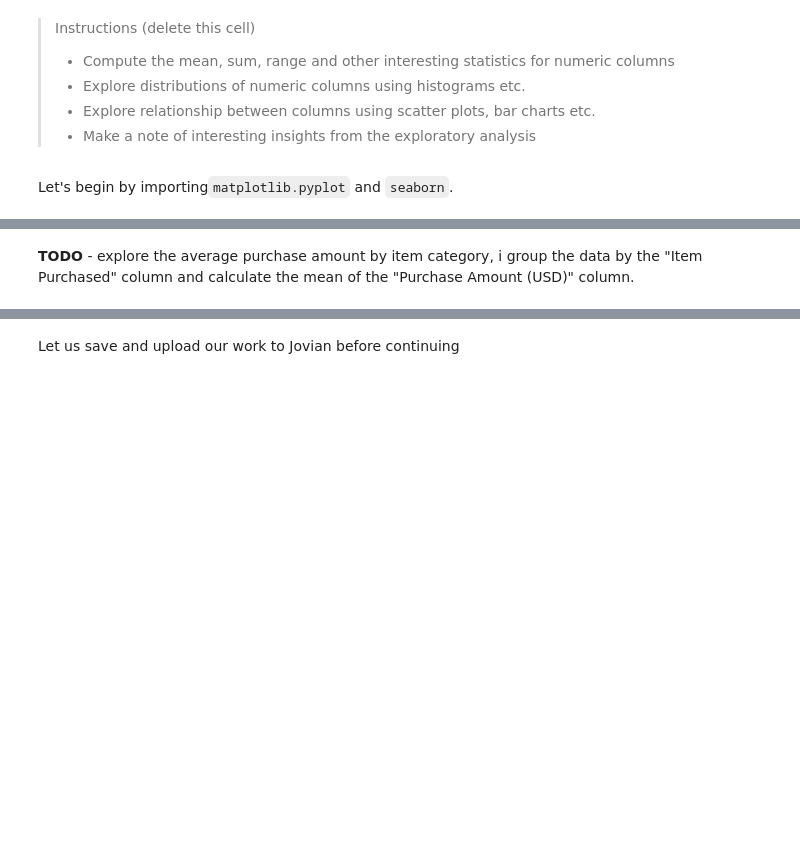
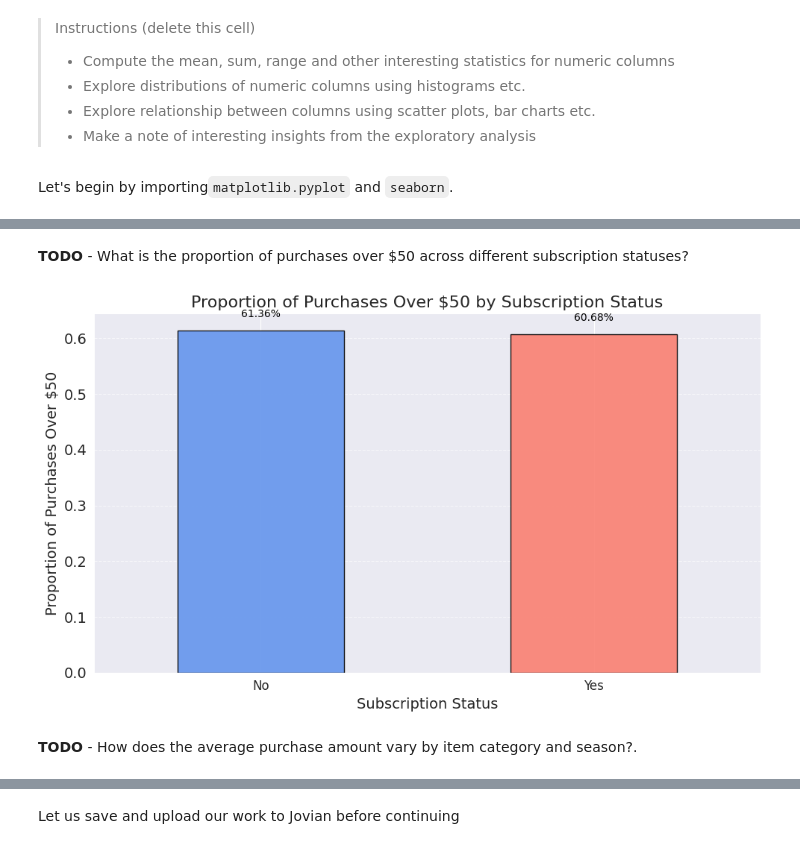
Before and after one commit to karam79/Heart-Disease-Prediction-using-Machine-Learning, a Jupyter notebook: fully_updated_zerotopandas_course_project.ipynb, the cells around one changed output, grey strips where cells are left out. Saved outputs shown, nothing was run; the diff lists cells and outputs as text; code cells hidden in the pictures; blank space fills up the shorter version.

```diff
--- a/fully_updated_zerotopandas_course_project.ipynb
+++ b/fully_updated_zerotopandas_course_project.ipynb
@@ -543,5 +569,34 @@ plt.tight_layout()
+# %% [markdown]
+**TODO** -  What is the proportion of purchases over $50 across different subscription statuses?
+# %%
+import pandas as pd
+import matplotlib.pyplot as plt
+
+# Group by 'Subscription Status' and calculate the proportion of purchases over $50
+purchase_over_50_proportion = shopping_df.groupby('Subscription Status')['purchase_over_fifty'].mean()
+
+# Plot the results
+plt.figure(figsize=(10, 6))
+bars = purchase_over_50_proportion.plot(kind='bar', color=['cornflowerblue', 'salmon'], edgecolor='black', alpha=0.9)
+
+# Add annotations for the bar values
+for i, value in enumerate(purchase_over_50_proportion):
+    plt.text(i, value + 0.02, f'{value:.2%}', ha='center', va='bottom', fontsize=10, color='black')
+
+# Add descriptive labels and titles
+plt.title('Proportion of Purchases Over $50 by Subscription Status', fontsize=16)
+plt.xlabel('Subscription Status', fontsize=14)
+plt.ylabel('Proportion of Purchases Over $50', fontsize=14)
+plt.xticks(rotation=0, fontsize=12)
+plt.grid(axis='y', linestyle='--', alpha=0.7)
+
+# Display the plot
+plt.tight_layout()
+plt.show()
+# %% [output]
+[figure, added]
 # %% [markdown]
-**TODO** -  explore the average purchase amount by item category, i group the data by the "Item Purchased" column and calculate the mean of the "Purchase Amount (USD)" column.
+**TODO** -  How does the average purchase amount vary by item category and season?.
 # %%
 import pandas as pd
 import matplotlib.pyplot as plt
```
Also changed, not shown: parts of 23 cells of this notebook.
